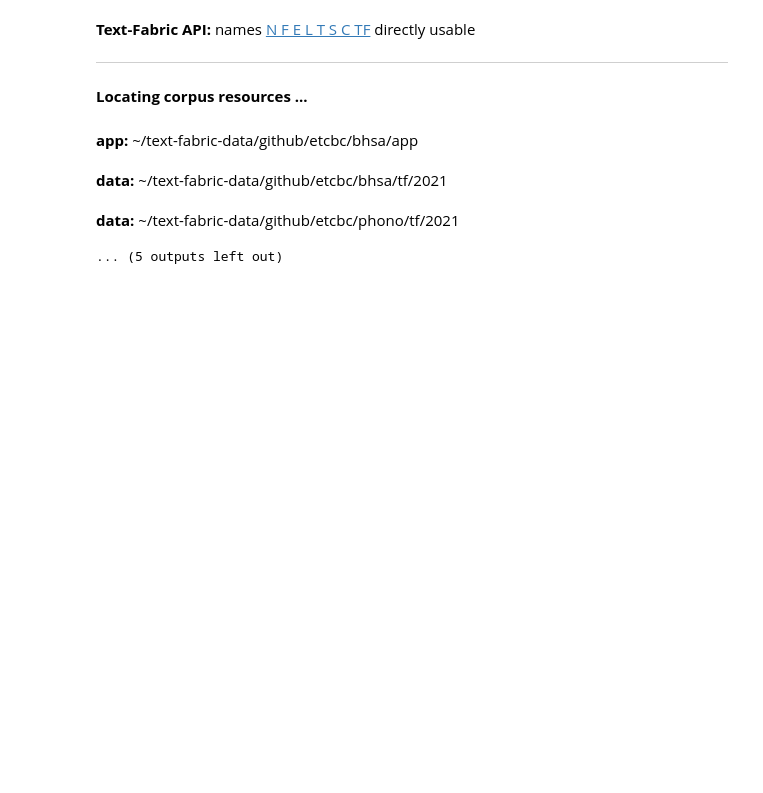
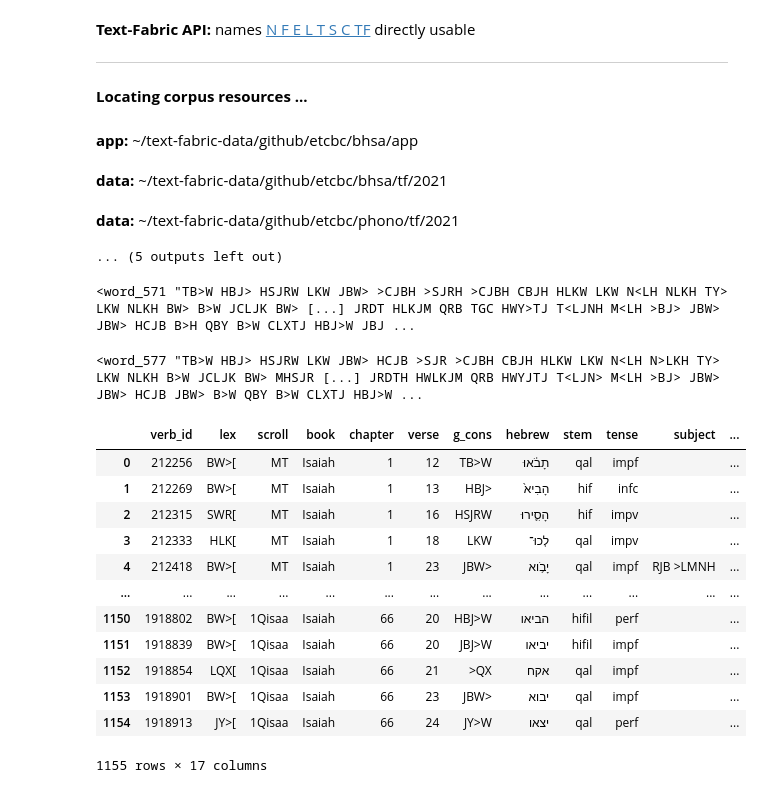
Before and after one commit to lucieperez/hebrew-notebooks-exercises, a Jupyter notebook: isaiah/tryout/motion_verb_isaiah_bhsa_dss_TFOb.ipynb, the cells around one changed output. Drawn from its saved outputs; the diff is of its cells as text; code cells hidden in the pictures; blank space fills up the shorter version.

```diff
--- a/isaiah/tryout/motion_verb_isaiah_bhsa_dss_TFOb.ipynb
+++ b/isaiah/tryout/motion_verb_isaiah_bhsa_dss_TFOb.ipynb
@@ -51,6 +49,16 @@ motion_verbs = ["BW>[", "HLK[", "CWB[", "<LH[", "CLX[", "JY>[",
                 "JRD[", "<BR[", "NGC[", "QRB[", "NWS[", "CLK[",
                 ">SP[", "NPL[", "QBY[", "LQX[", "SWR[", "GLH[",
                 "QHL["]
+# %%
+verbs_bhsa = TFOb.all("word", BHSA).filter(book="Isaiah").filter_in(lex=motion_verbs)
+verbs_bhsa
+# %% [output]
+<word_571 "TB>W HBJ> HSJRW LKW JBW> >CJBH >SJRH >CJBH CBJH HLKW LKW N<LH NLKH TY> LKW NLKH BW> B>W JCLJK BW> [...] JRDT HLKJM QRB TGC HWY>TJ T<LJNH M<LH >BJ> JBW> JBW> HCJB B>H QBY B>W CLXTJ HBJ>W JBJ ...
+# %%
+verbs_dss = TFOb.all("scroll", DSS).filter(scroll="1Qisaa").to_words.filter(book="Isaiah").filter_in(lex=motion_verbs)
+verbs_dss
+# %% [output]
+<word_577 "TB>W HBJ> HSJRW LKW JBW> HCJB >SJR >CJBH CBJH HLKW LKW N<LH N>LKH TY> LKW NLKH B>W JCLJK BW> MHSJR [...] JRDTH HWLKJM QRB HWYJTJ T<LJN> M<LH >BJ> JBW> JBW> HCJB JBW> B>W QBY B>W CLXTJ HBJ>W ...
 # %%
 # Notes
 # one line per complement
@@ -95,0 +70,63 @@ df_dss = pd.DataFrame({
+# %%
+items = []
+
+for verb in chain(verbs_bhsa, verbs_dss):
+    if verb.source.name == "BHSA":
+        scroll = "MT"
+        dir_he_dss_verse = ""
+    else:
+        scroll = verb.to_scrolls.scroll[0]
+        verse = TFOb.section([verb.book[0], verb.chapter[0], verb.verse[0]], DSS)
+        dir_he_dss_verse = int("H" in verse.uvf_etcbc)
+
+    complements = verb.to_clauses.to_phrases.filter(function="Cmpl")
+    if len(complements) == 0:
+        complements = [""]
+
+    for complement in complements:
+        if complement == "":
+            dir_he = ""
+        else:
+            dir_he = int("H" in complement.to_words.uvf)
+
+        item = {
+            "verb_id": verb.ids[0],
+            "lex": verb.lex[0],
+            "scroll": scroll,
+            "book": verb.book[0],
+            "chapter": verb.chapter[0],
+            "verse": verb.verse[0],
+            "g_cons": clean(verb.g_cons[0]),
+            "hebrew": verb.text,
+            "stem": verb.vs[0],
+            "tense": verb.vt[0],
+            "subject": clean(str(verb.to_clauses.to_phrases.filter(function="Subj"))),
+            "complement": clean(str(complement)),
+            "dir_he": dir_he,
+            "dir_he_dss_verse": dir_he_dss_verse,
+        }
+        if complement != "":
+            prepositions = complement.to_words.filter(sp="prep")
+            n = 0
+            for preposition in prepositions:
+                n += 1
+                item[f"preposition_{n}"] = str(preposition)
+        items.append(item)
+
+df = pd.DataFrame(items).fillna("")
+
+df
+# %% [output]
+|  | verb_id | lex | scroll | book | chapter | verse | g_cons | hebrew | stem | tense | subject | ... |
+| 0 | 212256 | BW>[ | MT | Isaiah | 1 | 12 | TB>W | תָבֹ֔אוּ | qal | impf |  | ... |
+| 1 | 212269 | BW>[ | MT | Isaiah | 1 | 13 | HBJ> | הָבִיא֙ | hif | infc |  | ... |
+| 2 | 212315 | SWR[ | MT | Isaiah | 1 | 16 | HSJRW | הָסִ֛ירוּ | hif | impv |  | ... |
+| 3 | 212333 | HLK[ | MT | Isaiah | 1 | 18 | LKW | לְכוּ־ | qal | impv |  | ... |
+| 4 | 212418 | BW>[ | MT | Isaiah | 1 | 23 | JBW> | יָבֹ֥וא | qal | impf | RJB >LMNH | ... |
+| ... | ... | ... | ... | ... | ... | ... | ... | ... | ... | ... | ... | ... |
+| 1150 | 1918802 | BW>[ | 1Qisaa | Isaiah | 66 | 20 | HBJ>W | הביאו | hifil | perf |  | ... |
+| 1151 | 1918839 | BW>[ | 1Qisaa | Isaiah | 66 | 20 | JBJ>W | יביאו | hifil | impf |  | ... |
+| 1152 | 1918854 | LQX[ | 1Qisaa | Isaiah | 66 | 21 | >QX | אקח | qal | impf |  | ... |
+| 1153 | 1918901 | BW>[ | 1Qisaa | Isaiah | 66 | 23 | JBW> | יבוא | qal | impf |  | ... |
+| 1154 | 1918913 | JY>[ | 1Qisaa | Isaiah | 66 | 24 | JY>W | יצאו | qal | perf |  | ... |
+1155 rows × 17 columns
```
Also changed, not shown: parts of 11 cells of this notebook, 1 other file.
